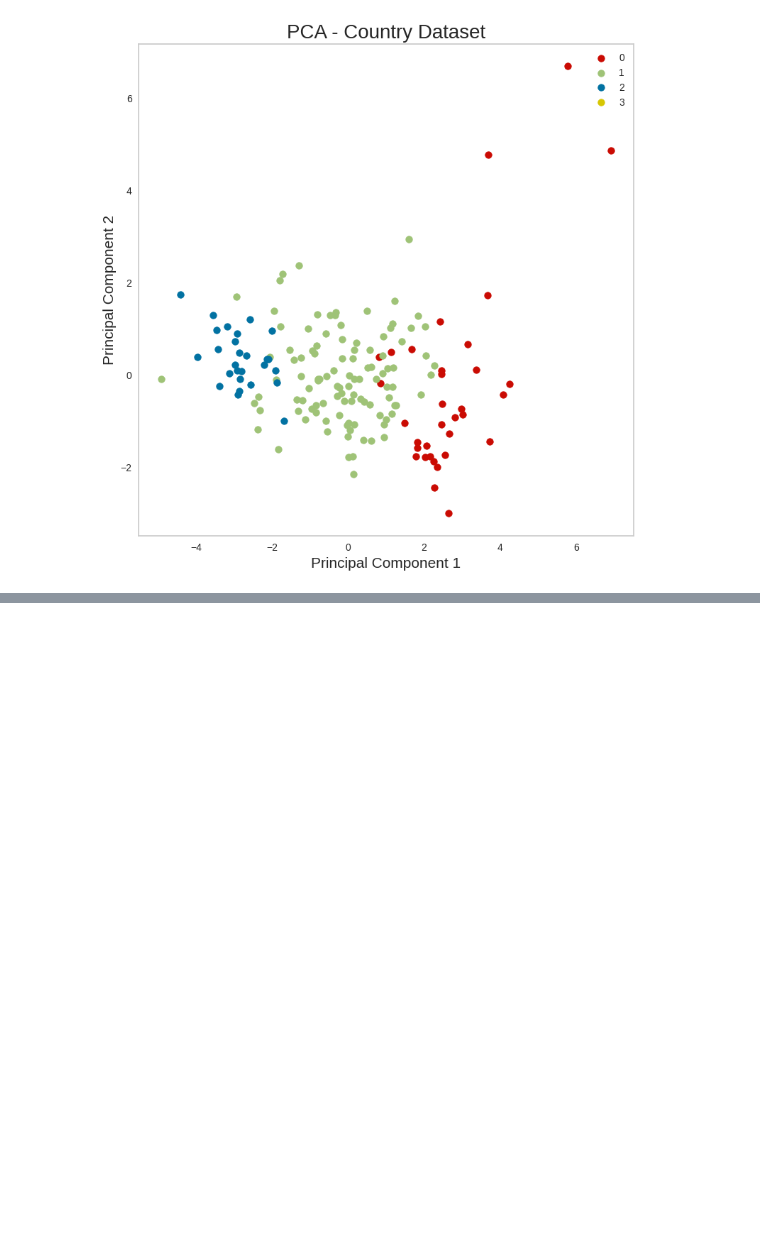
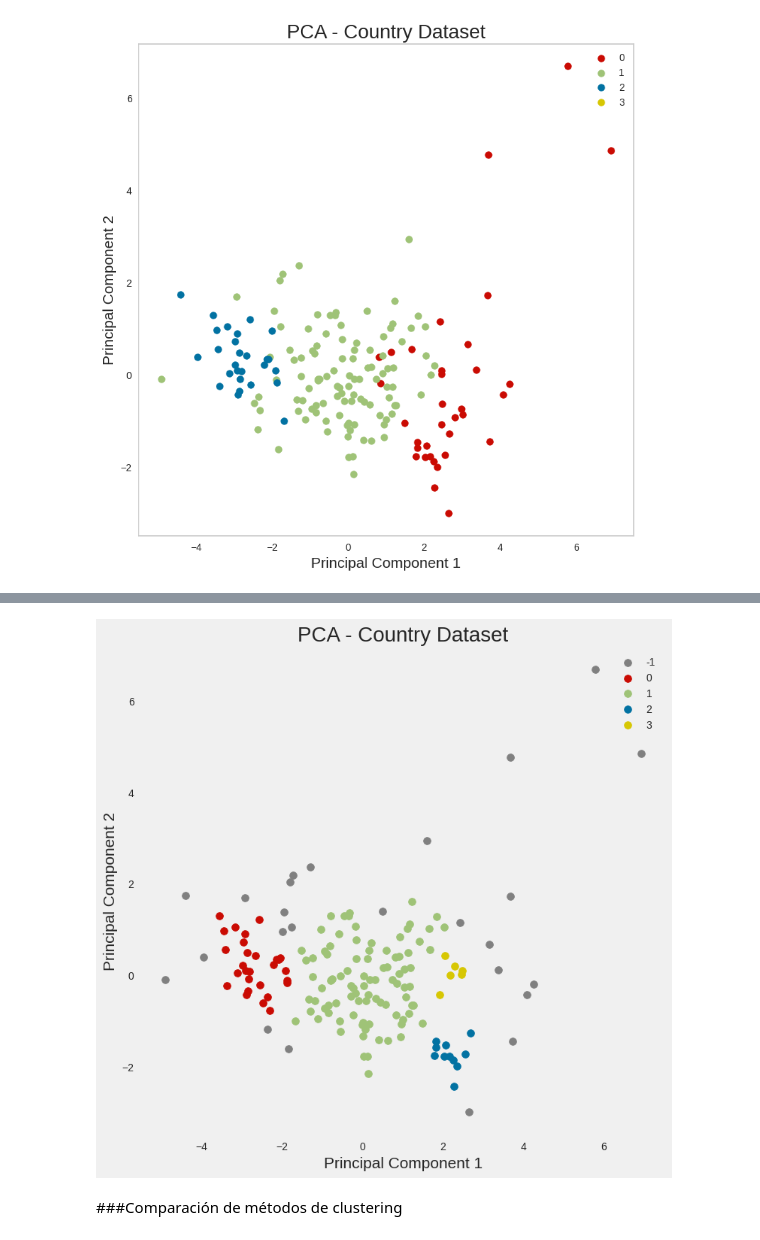
Before and after one commit to DanielIramain/aa-countries, a Jupyter notebook: 01_Practica2_Clustering.ipynb, the cells around one changed output, grey strips where cells are left out. Saved outputs shown, nothing was run; the diff lists cells and outputs as text; code cells hidden in the pictures; blank space fills up the shorter version.

```diff
--- a/01_Practica2_Clustering.ipynb
+++ b/01_Practica2_Clustering.ipynb
@@ -365,0 +488,2 @@ ax.grid()
+# %%
+dbscan_clusters = DBSCAN(eps = 0.5, min_samples = 5).fit(pca_data)
@@ -365,0 +504,24 @@ ax.grid()
+# %%
+#Agregamos los valores obtenidos a nuestra tabla comparativa
+finalDf['dbscan_pca'] = pd.Series(dbscan_clusters.labels_)
+# %%
+#Mostramos los clusters
+fig = plt.figure(figsize = (8,8))
+ax = fig.add_subplot(1,1,1)
+ax.set_xlabel('Principal Component 1', fontsize = 15)
+ax.set_ylabel('Principal Component 2', fontsize = 15)
+ax.set_title('PCA - Country Dataset', fontsize = 20)
+targets = [-1, 0, 1, 2, 3]
+colors = ['gray', 'r', 'g', 'b', 'y']
+for target, color in zip(targets,colors):
+    indicesToKeep = finalDf['dbscan_pca'] == target
+    ax.scatter(finalDf.loc[indicesToKeep, 'principal component 1']
+               , finalDf.loc[indicesToKeep, 'principal component 2']
+               , c = color
+               , s = 50)
+ax.legend(targets)
+ax.grid()
+# %% [output]
+[figure, added]
+# %% [markdown]
+###Comparación de métodos de clustering
```
Also changed, not shown: parts of 35 cells of this notebook.
